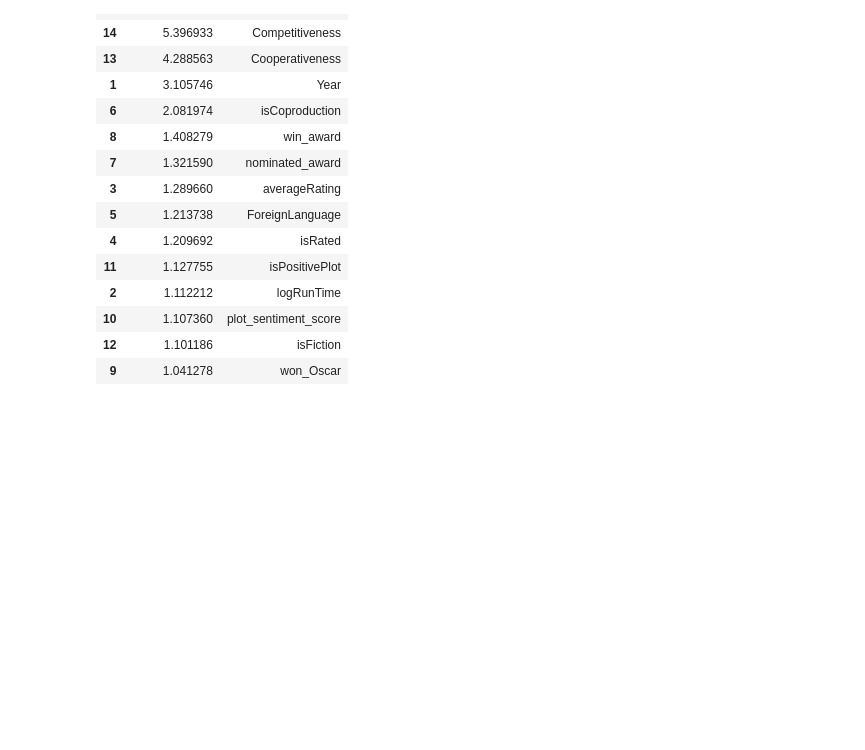
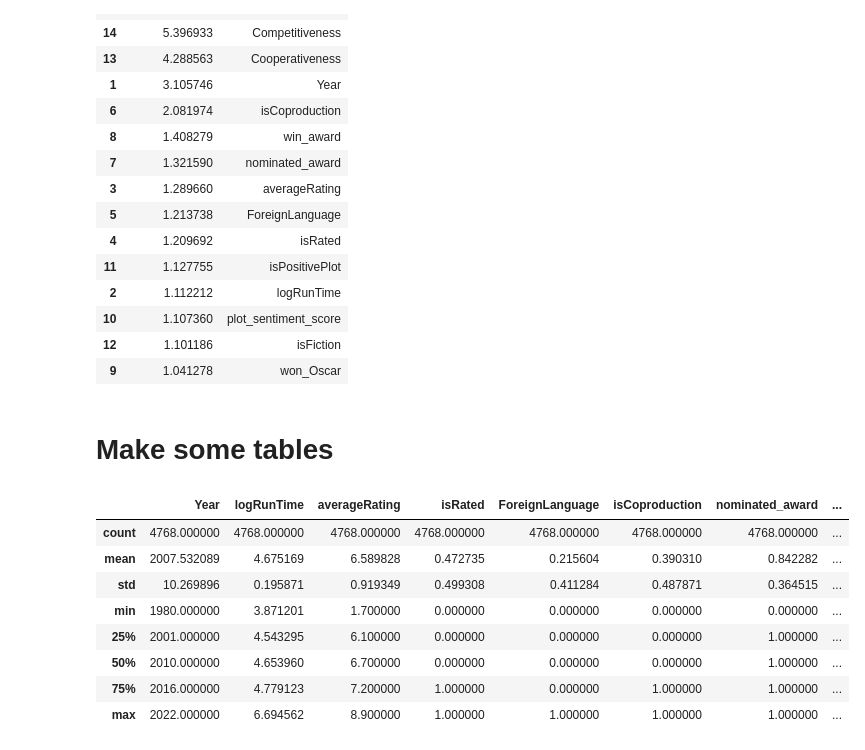
Before and after one commit to felbuch/movie_success_and_foreign_policy, a Jupyter notebook: 20-code/Multilevel Regression Models.ipynb, the cells around one changed output. Cells and saved outputs as stored; diff of their text form; code cells hidden in the pictures; blank space fills up the shorter version.

```diff
--- a/20-code/Multilevel Regression Models.ipynb
+++ b/20-code/Multilevel Regression Models.ipynb
@@ -581,3 +583,18 @@ vif.sort_values('VIF', ascending=False)
 | 10 | 1.107360 | plot_sentiment_score |
 | 12 | 1.101186 | isFiction |
 | 9 | 1.041278 | won_Oscar |
+# %% [markdown]
+# Make some tables
+# %%
+eda = X.drop(columns=['const']).describe()
+eda
+# %% [output]
+|  | Year | logRunTime | averageRating | isRated | ForeignLanguage | isCoproduction | nominated_award | ... |
+| count | 4768.000000 | 4768.000000 | 4768.000000 | 4768.000000 | 4768.000000 | 4768.000000 | 4768.000000 | ... |
+| mean | 2007.532089 | 4.675169 | 6.589828 | 0.472735 | 0.215604 | 0.390310 | 0.842282 | ... |
+| std | 10.269896 | 0.195871 | 0.919349 | 0.499308 | 0.411284 | 0.487871 | 0.364515 | ... |
+| min | 1980.000000 | 3.871201 | 1.700000 | 0.000000 | 0.000000 | 0.000000 | 0.000000 | ... |
+| 25% | 2001.000000 | 4.543295 | 6.100000 | 0.000000 | 0.000000 | 0.000000 | 1.000000 | ... |
+| 50% | 2010.000000 | 4.653960 | 6.700000 | 0.000000 | 0.000000 | 0.000000 | 1.000000 | ... |
+| 75% | 2016.000000 | 4.779123 | 7.200000 | 1.000000 | 0.000000 | 1.000000 | 1.000000 | ... |
+| max | 2022.000000 | 6.694562 | 8.900000 | 1.000000 | 1.000000 | 1.000000 | 1.000000 | ... |
```
Also changed, not shown: parts of 8 cells of this notebook, 2 other files.
